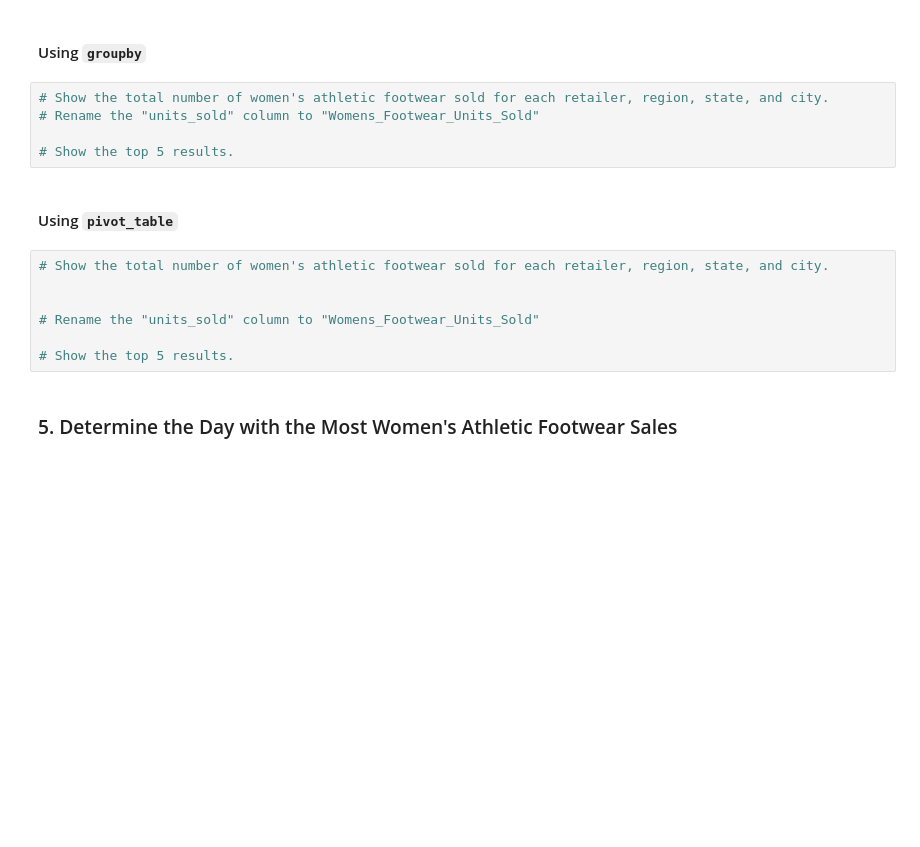
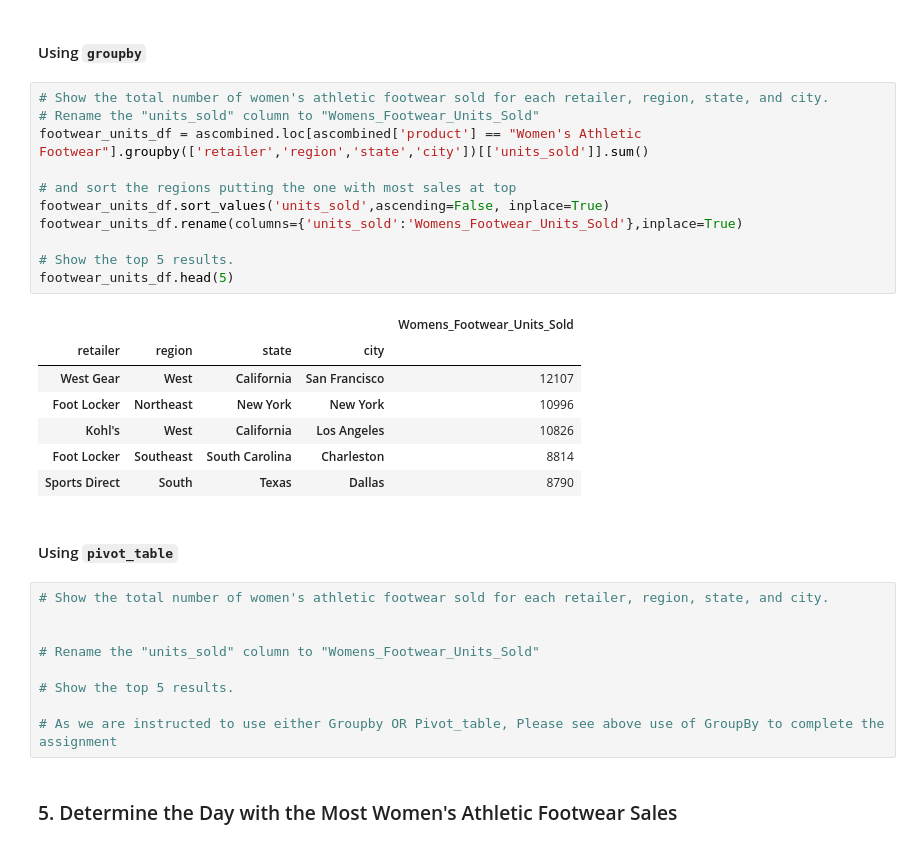
Before and after one commit to mikeszumski/athletic_sales_analysis, a Jupyter notebook: athletic_sales_analysis_starter_code.ipynb, the cells around one changed output. Cells and saved outputs as stored; diff of their text form; blank space fills up the shorter version.

```diff
--- a/athletic_sales_analysis_starter_code.ipynb
+++ b/athletic_sales_analysis_starter_code.ipynb
@@ -265,8 +282,22 @@ summary_df.head(5)
 # %%
 # Show the total number of women's athletic footwear sold for each retailer, region, state, and city.
 # Rename the "units_sold" column to "Womens_Footwear_Units_Sold"
+footwear_units_df = ascombined.loc[ascombined['product'] == "Women's Athletic Footwear"].groupby(['retailer','region','state','city'])[['units_sold']].sum()
+
+# and sort the regions putting the one with most sales at top
+footwear_units_df.sort_values('units_sold',ascending=False, inplace=True)
+footwear_units_df.rename(columns={'units_sold':'Womens_Footwear_Units_Sold'},inplace=True)
 
 # Show the top 5 results.
+footwear_units_df.head(5)
+# %% [output]
+|  |  |  |  | Womens_Footwear_Units_Sold |
+| retailer | region | state | city |  |
+| West Gear | West | California | San Francisco | 12107 |
+| Foot Locker | Northeast | New York | New York | 10996 |
+| Kohl's | West | California | Los Angeles | 10826 |
+| Foot Locker | Southeast | South Carolina | Charleston | 8814 |
+| Sports Direct | South | Texas | Dallas | 8790 |
 # %% [markdown]
 #### Using `pivot_table`
 # %%
@@ -276,6 +307,8 @@ summary_df.head(5)
 # Rename the "units_sold" column to "Womens_Footwear_Units_Sold"
 
 # Show the top 5 results.
+
+# As we are instructed to use either Groupby OR Pivot_table, Please see above use of GroupBy to complete the assignment
 # %% [markdown]
 ### 5. Determine the Day with the Most Women's Athletic Footwear Sales
 # %%
```
Also changed, not shown: parts of 8 cells of this notebook.
